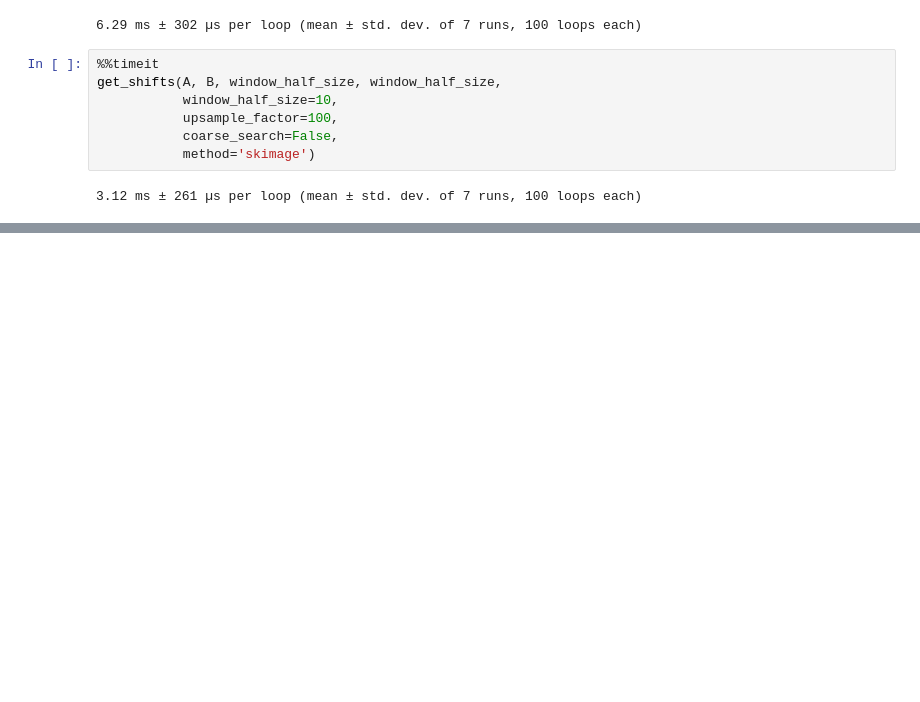
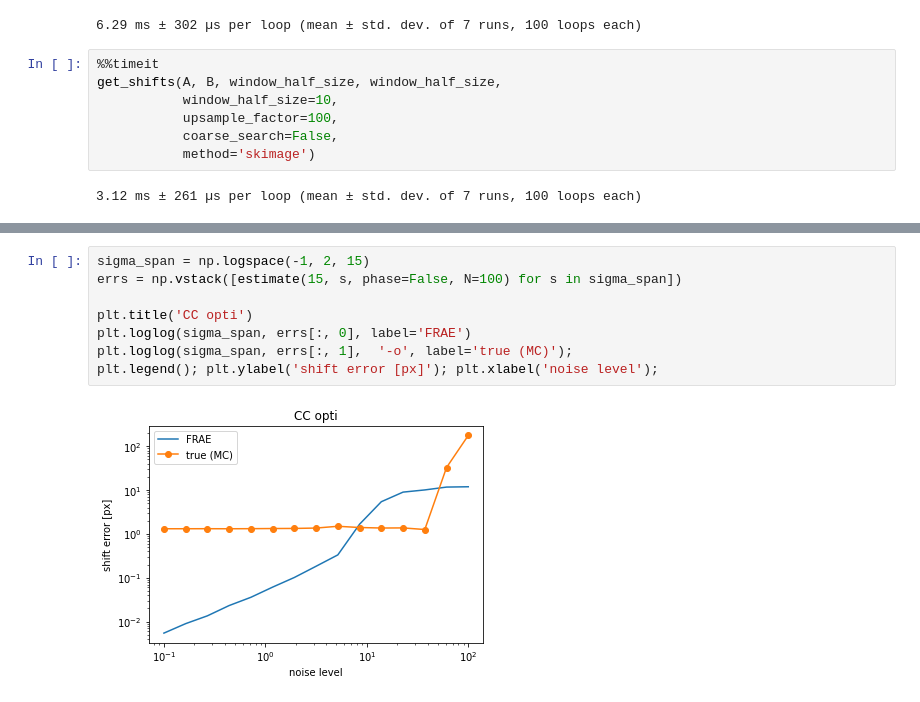
Before and after one commit to xdze2/stretchablecorr, a Jupyter notebook: test_stretchablecorr.ipynb, the cells around one changed output, grey strips where cells are left out. Saved outputs shown, nothing was run; the diff lists cells and outputs as text; blank space fills up the shorter version.

```diff
--- a/test_stretchablecorr.ipynb
+++ b/test_stretchablecorr.ipynb
@@ -118,0 +171,10 @@ get_shifts(A, B, window_half_size, window_half_size,
+# %%
+sigma_span = np.logspace(-1, 2, 15)
+errs = np.vstack([estimate(15, s, phase=False, N=100) for s in sigma_span])
+
+plt.title('CC opti')
+plt.loglog(sigma_span, errs[:, 0], label='FRAE')
+plt.loglog(sigma_span, errs[:, 1],  '-o', label='true (MC)');
+plt.legend(); plt.ylabel('shift error [px]'); plt.xlabel('noise level');
+# %% [output]
+[figure, added]
```
Also changed, not shown: parts of 13 cells of this notebook, 4 other files.
